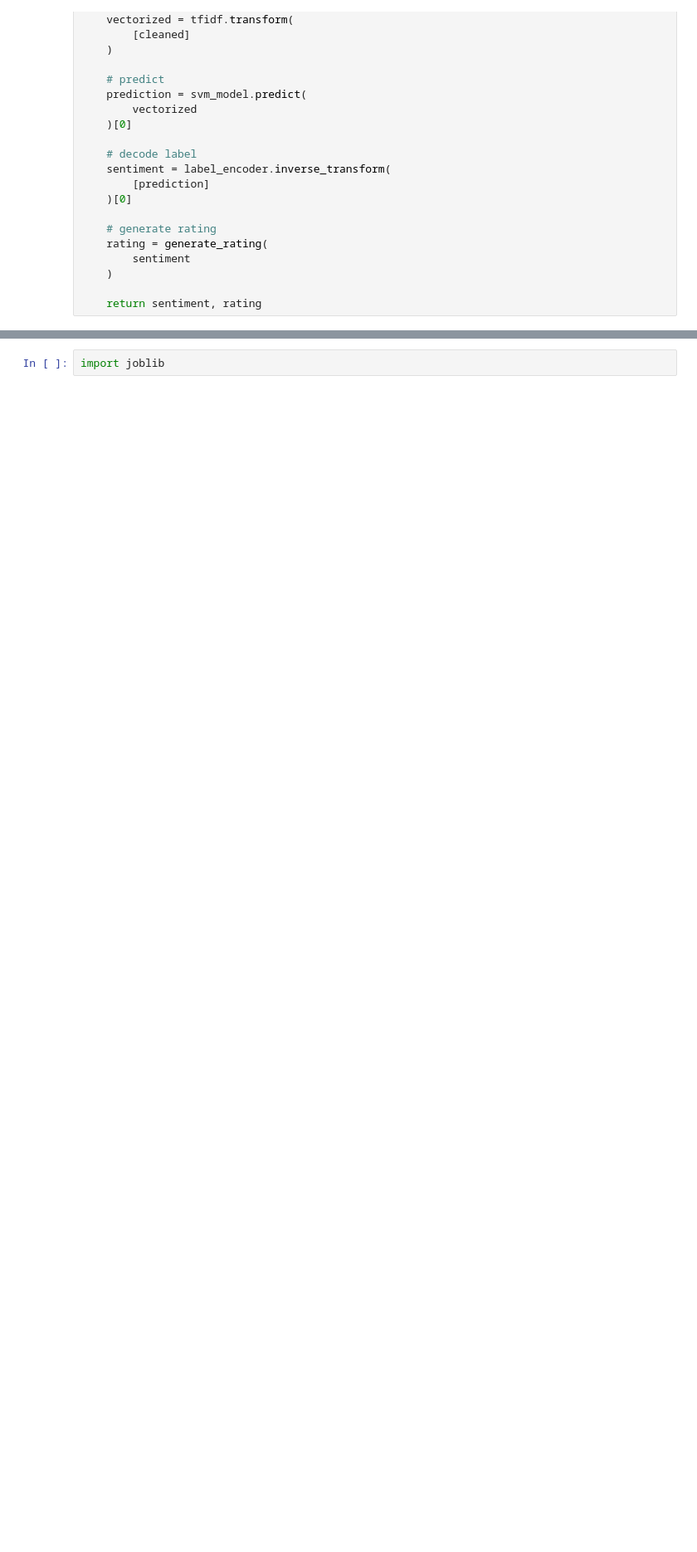
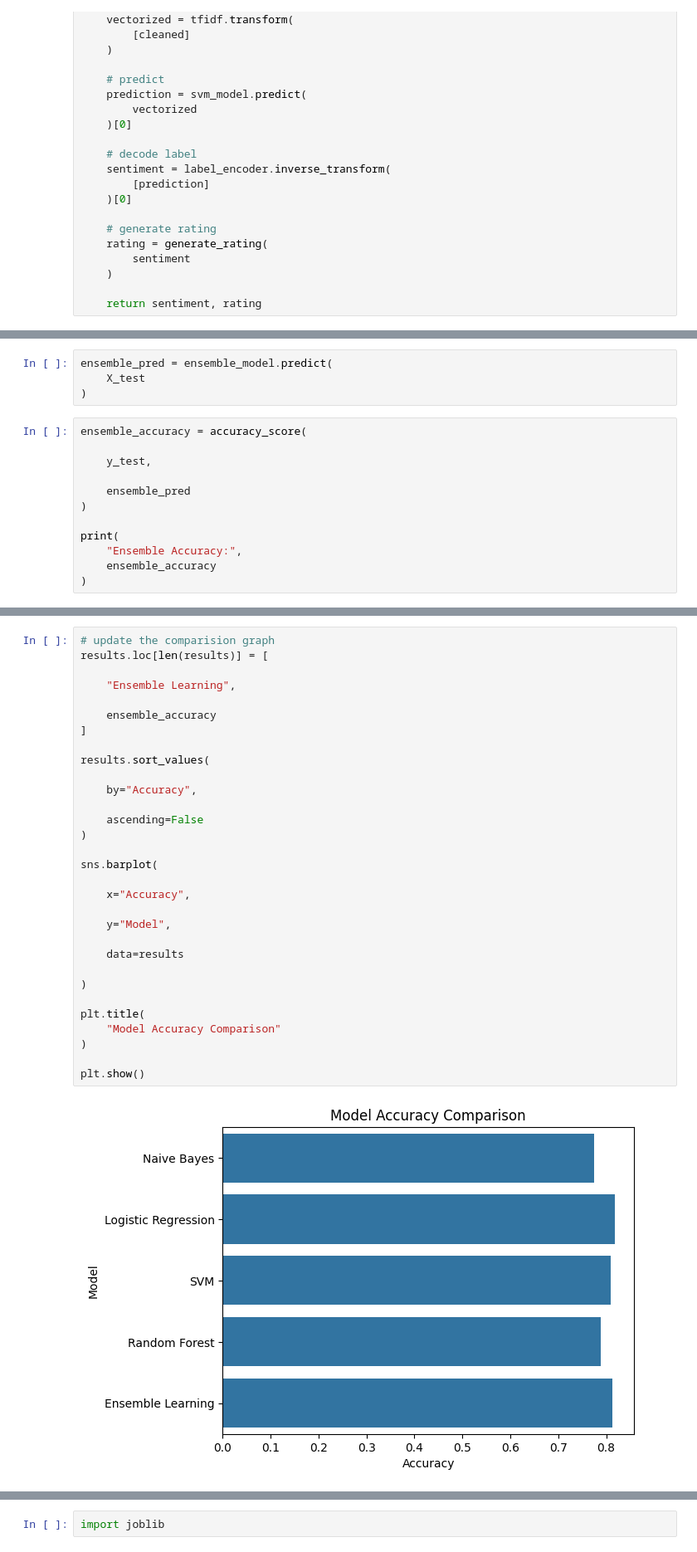
Before and after one commit to solid-metal/zero_point_sentiment, a Jupyter notebook: notebooks/07_model_training.ipynb, the cells around one changed output, grey strips where cells are left out. Shown at 83% size. Drawn from its saved outputs; the diff is of its cells as text; blank space fills up the shorter version.

```diff
--- a/notebooks/07_model_training.ipynb
+++ b/notebooks/07_model_training.ipynb
@@ -439,0 +474,16 @@ predict_sentiment(
+# %%
+ensemble_pred = ensemble_model.predict(
+    X_test
+)
+# %%
+ensemble_accuracy = accuracy_score(
+
+    y_test,
+
+    ensemble_pred
+)
+
+print(
+    "Ensemble Accuracy:",
+    ensemble_accuracy
+)
@@ -439,0 +512,33 @@ predict_sentiment(
+# %%
+# update the comparision graph
+results.loc[len(results)] = [
+
+    "Ensemble Learning",
+
+    ensemble_accuracy
+]
+
+results.sort_values(
+
+    by="Accuracy",
+
+    ascending=False
+)
+
+sns.barplot(
+
+    x="Accuracy",
+
+    y="Model",
+
+    data=results
+
+)
+
+plt.title(
+    "Model Accuracy Comparison"
+)
+
+plt.show()
+# %% [output]
+[figure, added]
```
Also changed, not shown: parts of 10 cells of this notebook, 3 other files.
